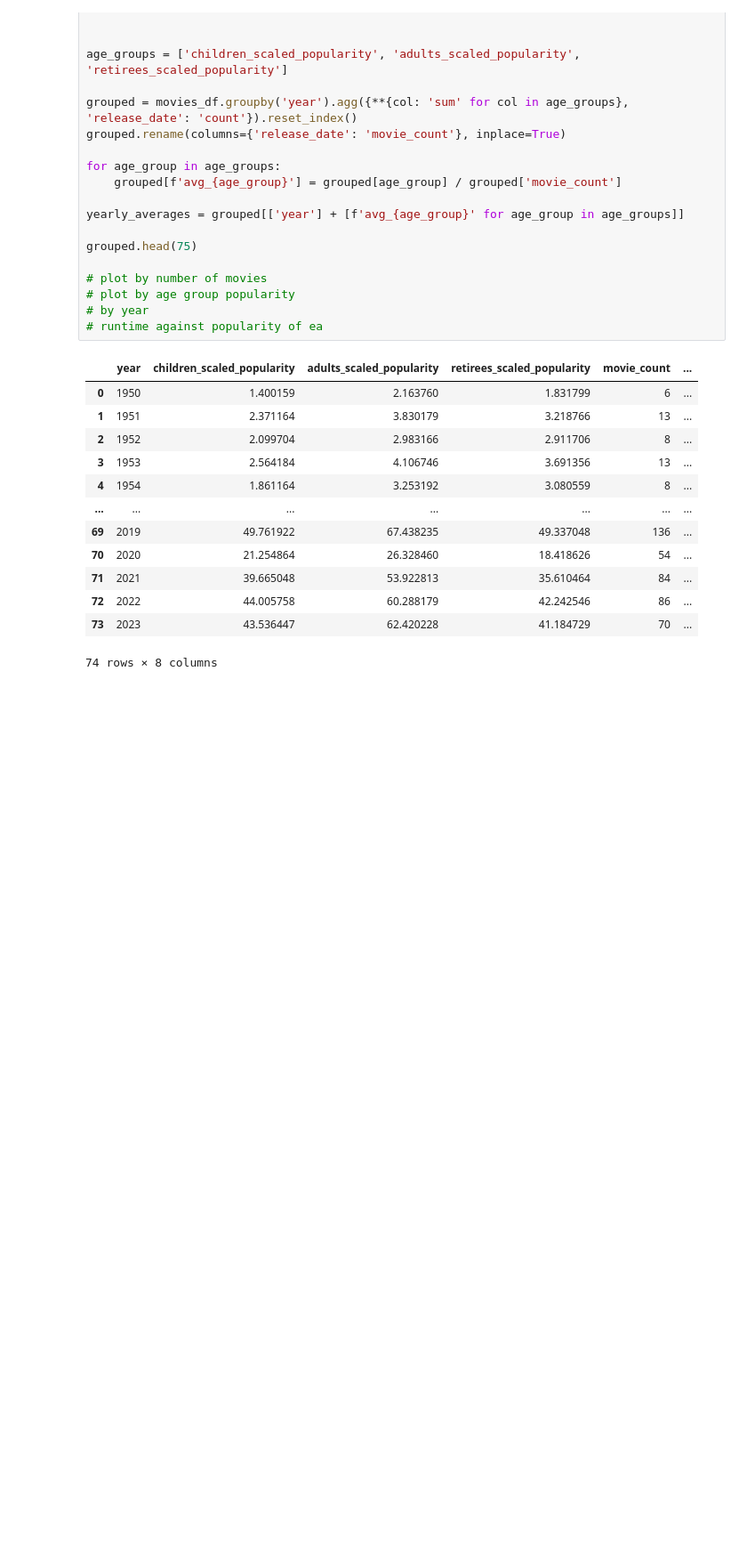
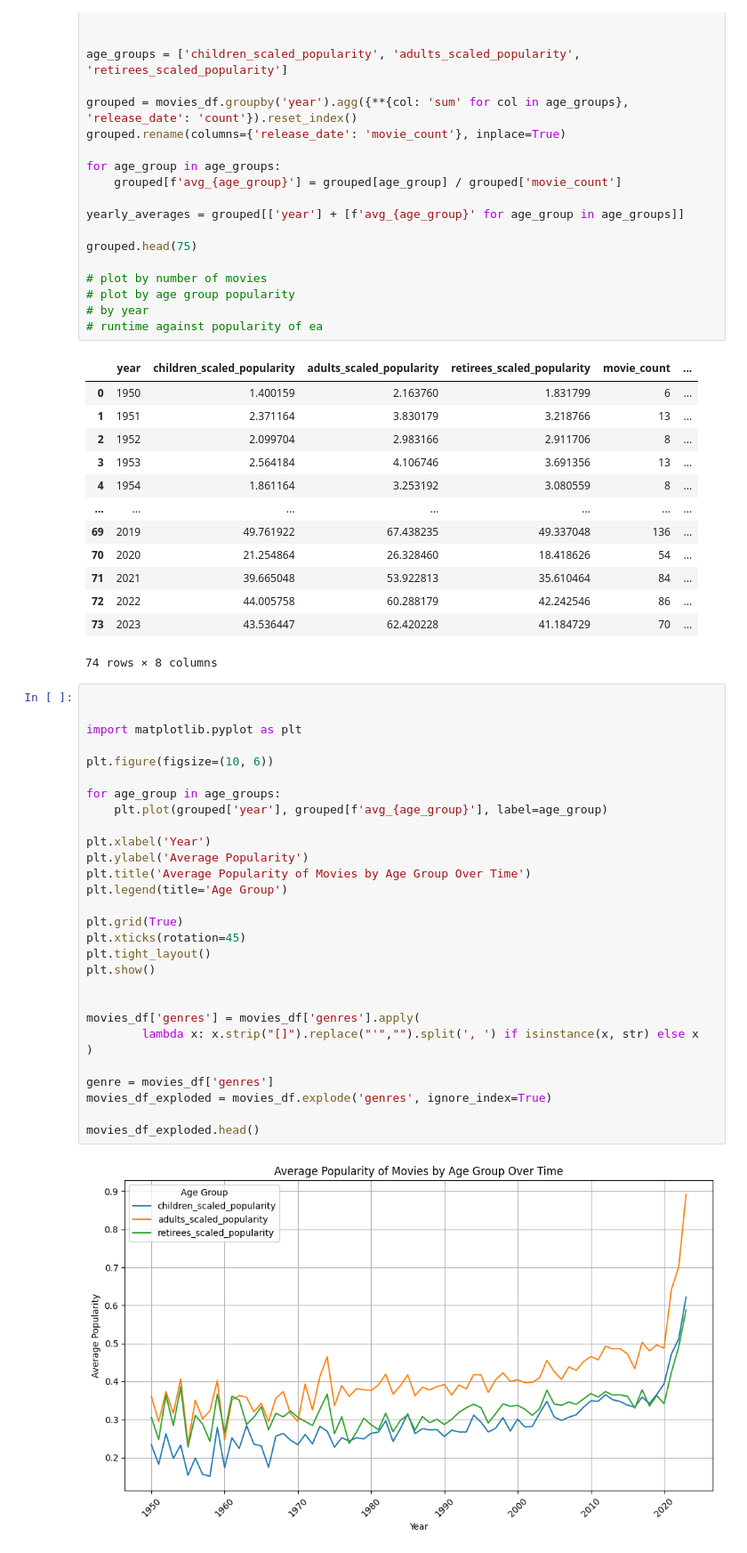
Before and after one commit to eishitakalra/mmcsfinalproject, a Jupyter notebook: Eishita.ipynb, the cells around one changed output. Shown: that part at 89% size. Saved outputs shown, nothing was run; the diff lists cells and outputs as text; blank space fills up the shorter version.

```diff
--- a/Eishita.ipynb
+++ b/Eishita.ipynb
@@ -78,3 +78,34 @@ grouped.head(75)
 | 72 | 2022 | 44.005758 | 60.288179 | 42.242546 | 86 | ... |
 | 73 | 2023 | 43.536447 | 62.420228 | 41.184729 | 70 | ... |
 74 rows × 8 columns
+# %%
+
+
+import matplotlib.pyplot as plt
+
+plt.figure(figsize=(10, 6))
+
+for age_group in age_groups:
+    plt.plot(grouped['year'], grouped[f'avg_{age_group}'], label=age_group)
+
+plt.xlabel('Year')
+plt.ylabel('Average Popularity')
+plt.title('Average Popularity of Movies by Age Group Over Time')
+plt.legend(title='Age Group')
+
+plt.grid(True)
+plt.xticks(rotation=45)
+plt.tight_layout()
+plt.show()
+
+
+movies_df['genres'] = movies_df['genres'].apply(
+        lambda x: x.strip("[]").replace("'","").split(', ') if isinstance(x, str) else x
+)
+
+genre = movies_df['genres']
+movies_df_exploded = movies_df.explode('genres', ignore_index=True)
+
+movies_df_exploded.head()
+# %% [output]
+[figure, added]
```
Also changed, not shown: parts of 2 cells of this notebook.
